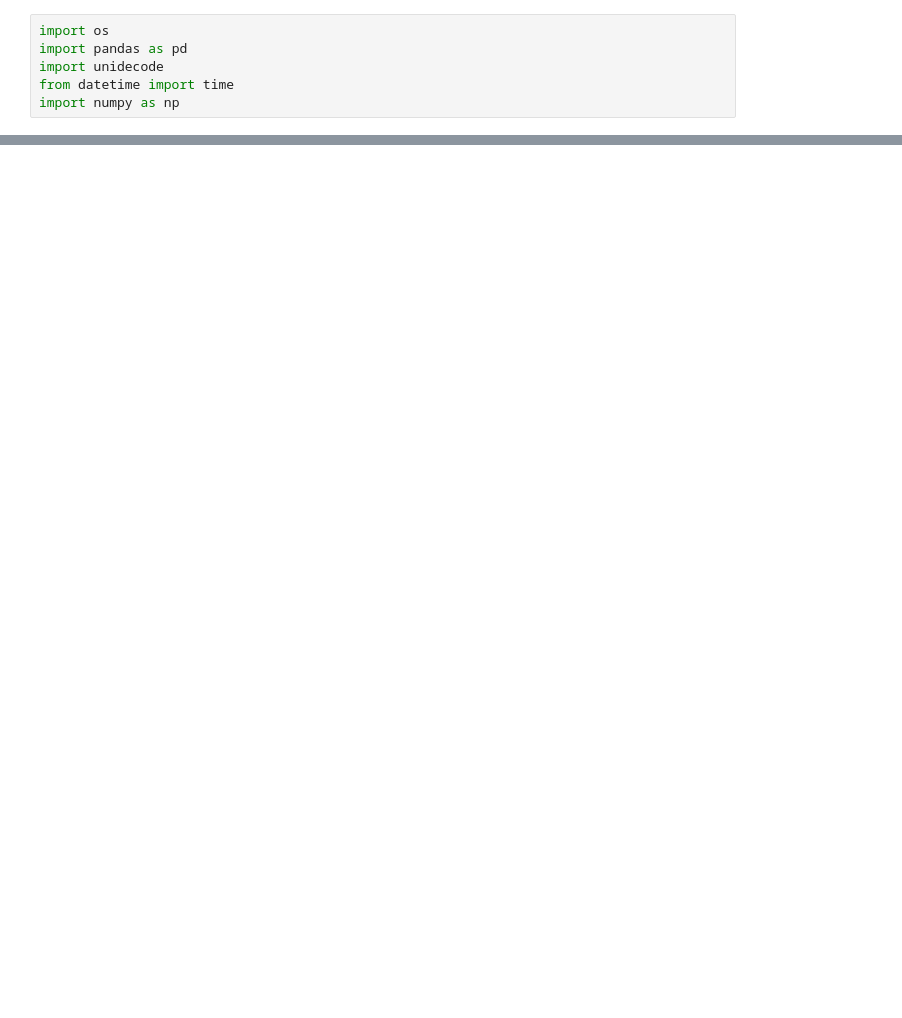
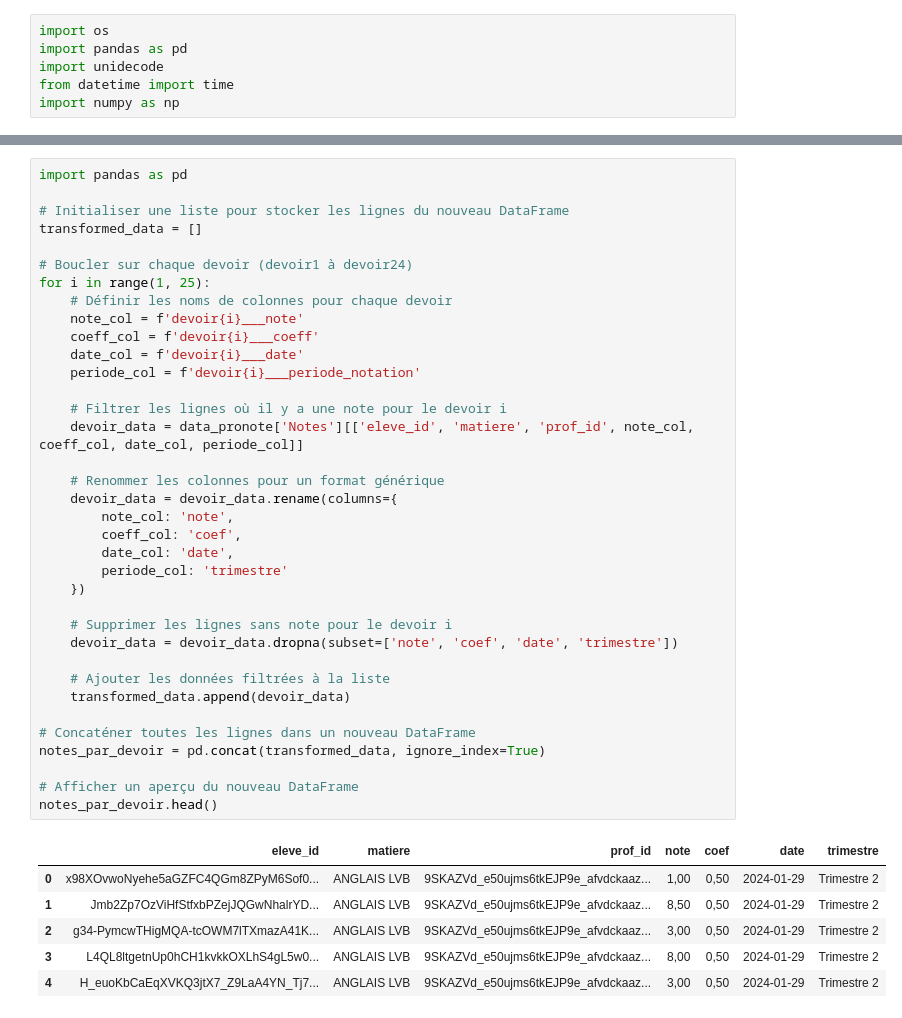
Before and after one commit to MathieuBartozzi/audit_daudet_osui, a Jupyter notebook: data_pronote_processing.ipynb, the cells around one changed output, grey strips where cells are left out. Cells and saved outputs as stored; diff of their text form; blank space fills up the shorter version.

```diff
--- a/data_pronote_processing.ipynb
+++ b/data_pronote_processing.ipynb
@@ -374,0 +386,43 @@ for name, df in data_pronote.items():
+# %%
+import pandas as pd
+
+# Initialiser une liste pour stocker les lignes du nouveau DataFrame
+transformed_data = []
+
+# Boucler sur chaque devoir (devoir1 à devoir24)
+for i in range(1, 25):
+    # Définir les noms de colonnes pour chaque devoir
+    note_col = f'devoir{i}___note'
+    coeff_col = f'devoir{i}___coeff'
+    date_col = f'devoir{i}___date'
+    periode_col = f'devoir{i}___periode_notation'
+
+    # Filtrer les lignes où il y a une note pour le devoir i
+    devoir_data = data_pronote['Notes'][['eleve_id', 'matiere', 'prof_id', note_col, coeff_col, date_col, periode_col]]
+
+    # Renommer les colonnes pour un format générique
+    devoir_data = devoir_data.rename(columns={
+        note_col: 'note',
+        coeff_col: 'coef',
+        date_col: 'date',
+        periode_col: 'trimestre'
+    })
+
+    # Supprimer les lignes sans note pour le devoir i
+    devoir_data = devoir_data.dropna(subset=['note', 'coef', 'date', 'trimestre'])
+
+    # Ajouter les données filtrées à la liste
+    transformed_data.append(devoir_data)
+
+# Concaténer toutes les lignes dans un nouveau DataFrame
+notes_par_devoir = pd.concat(transformed_data, ignore_index=True)
+
+# Afficher un aperçu du nouveau DataFrame
+notes_par_devoir.head()
+# %% [output]
+|  | eleve_id | matiere | prof_id | note | coef | date | trimestre |
+| 0 | x98XOvwoNyehe5aGZFC4QGm8ZPyM6Sof0... | ANGLAIS LVB | 9SKAZVd_e50ujms6tkEJP9e_afvdckaaz... | 1,00 | 0,50 | 2024-01-29 | Trimestre 2 |
+| 1 | Jmb2Zp7OzViHfStfxbPZejJQGwNhalrYD... | ANGLAIS LVB | 9SKAZVd_e50ujms6tkEJP9e_afvdckaaz... | 8,50 | 0,50 | 2024-01-29 | Trimestre 2 |
+| 2 | g34-PymcwTHigMQA-tcOWM7lTXmazA41K... | ANGLAIS LVB | 9SKAZVd_e50ujms6tkEJP9e_afvdckaaz... | 3,00 | 0,50 | 2024-01-29 | Trimestre 2 |
+| 3 | L4QL8ltgetnUp0hCH1kvkkOXLhS4gL5w0... | ANGLAIS LVB | 9SKAZVd_e50ujms6tkEJP9e_afvdckaaz... | 8,00 | 0,50 | 2024-01-29 | Trimestre 2 |
+| 4 | H_euoKbCaEqXVKQ3jtX7_Z9LaA4YN_Tj7... | ANGLAIS LVB | 9SKAZVd_e50ujms6tkEJP9e_afvdckaaz... | 3,00 | 0,50 | 2024-01-29 | Trimestre 2 |
```
Also changed, not shown: parts of 21 cells of this notebook, 19 other files.
